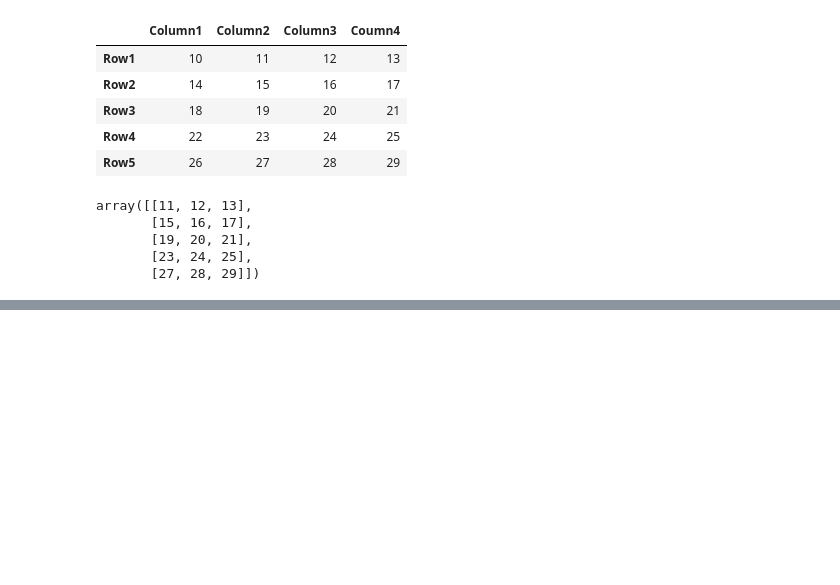
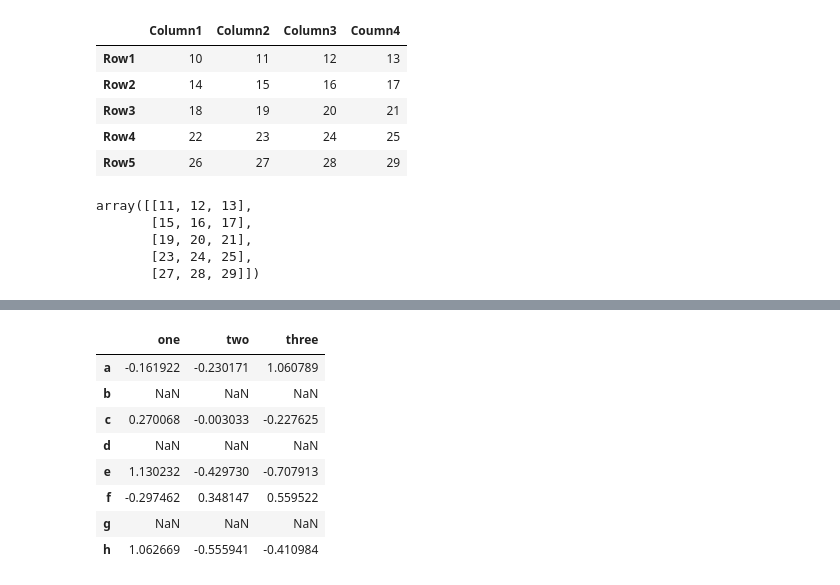
Before and after one commit to samyak-anand/Machine_Learning_Crash_Cource, a Jupyter notebook: pandas_basics.ipynb, the cells around one changed output, grey strips where cells are left out. Saved outputs shown, nothing was run; the diff lists cells and outputs as text; code cells hidden in the pictures; blank space fills up the shorter version.

```diff
--- a/pandas_basics.ipynb
+++ b/pandas_basics.ipynb
@@ -55,0 +153,3 @@ array([[11, 12, 13],
+# %%
+df = pd.DataFrame(np.random.randn(5, 3), index=['a', 'c', 'e', 'f', 'h'],
+                     columns=['one', 'two', 'three'])
@@ -55,0 +165,14 @@ array([[11, 12, 13],
+# %%
+df2=df.reindex(['a', 'b', 'c', 'd', 'e', 'f', 'g', 'h'])
+# %%
+df2
+# %% [output]
+|  | one | two | three |
+| a | -0.161922 | -0.230171 | 1.060789 |
+| b | NaN | NaN | NaN |
+| c | 0.270068 | -0.003033 | -0.227625 |
+| d | NaN | NaN | NaN |
+| e | 1.130232 | -0.429730 | -0.707913 |
+| f | -0.297462 | 0.348147 | 0.559522 |
+| g | NaN | NaN | NaN |
+| h | 1.062669 | -0.555941 | -0.410984 |
```
Also changed, not shown: parts of 17 cells of this notebook, 1 other file.
